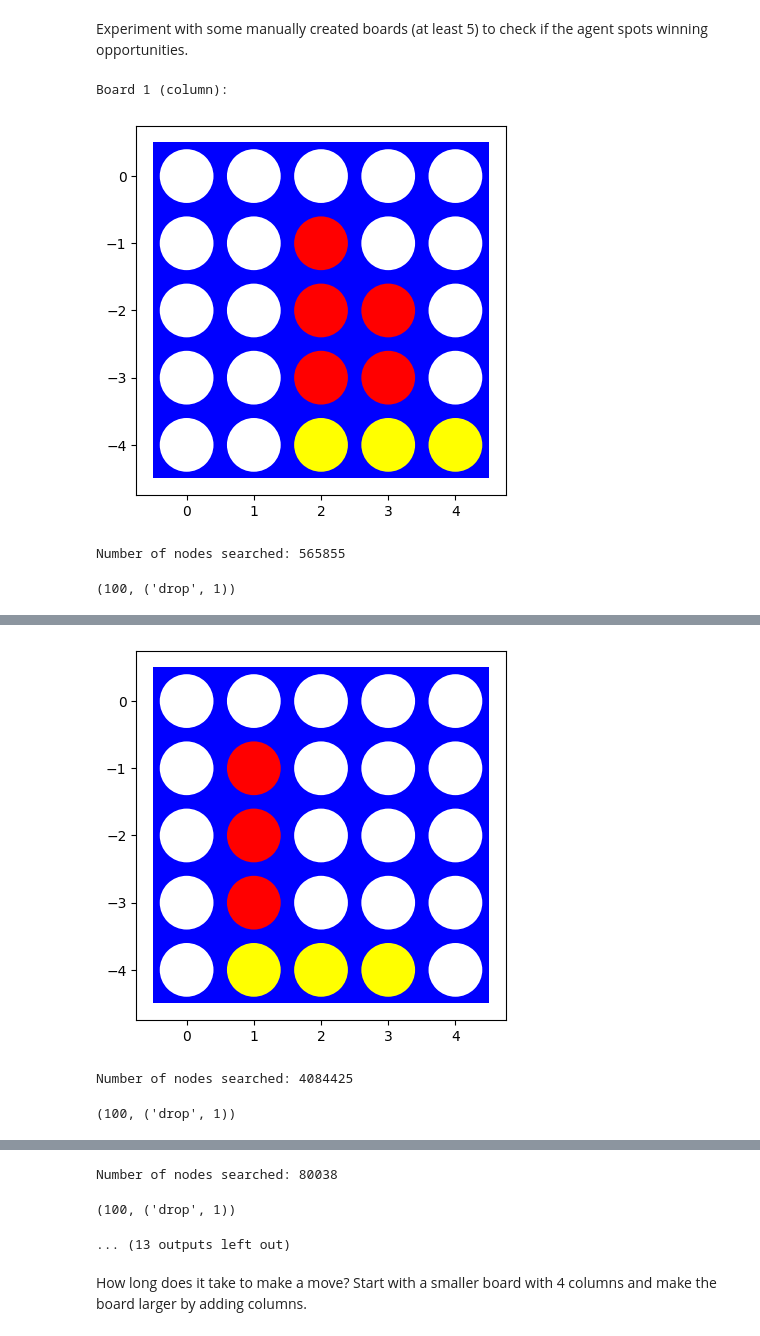
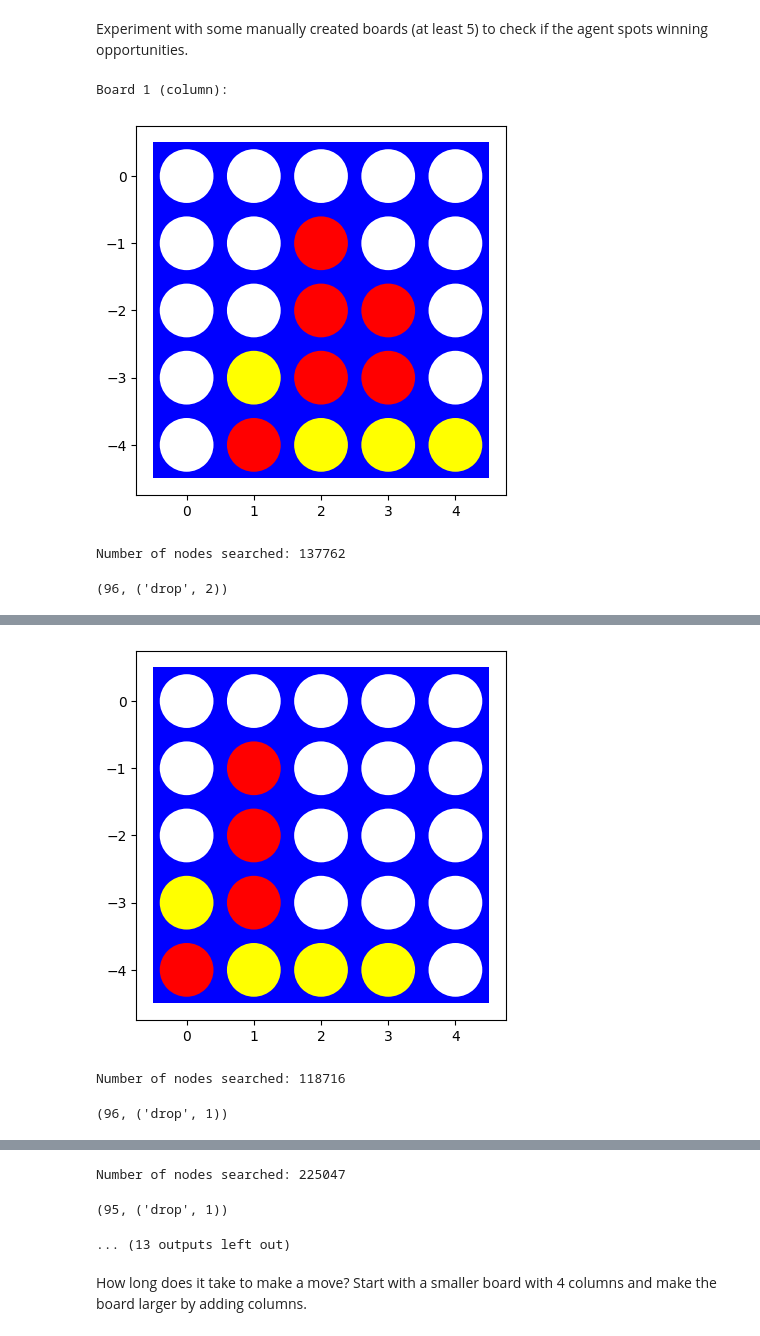
Before and after one commit to JCrossover-14/CSE352, a Jupyter notebook: HW2/assignment_mean_connect4.ipynb, the cells around one changed output, grey strips where cells are left out. Saved outputs shown, nothing was run; the diff lists cells and outputs as text; code cells hidden in the pictures.

```diff
--- a/HW2/assignment_mean_connect4.ipynb
+++ b/HW2/assignment_mean_connect4.ipynb
@@ -406,16 +380,19 @@ def min_value_ab(state, player, alpha, beta, move_ordering):
 # %% [markdown]
 Experiment with some manually created boards (at least 5) to check if the agent spots winning opportunities.
 # %%
+
+
+
+
 # win in column 2
 board1 = [[0, 0, 0, 0, 0],
           [0, 0, 1, 0, 0],
           [0, 0, 1, 1, 0],
-          [0, 0, 1, 1, 0],
-          [0, 0,-1,-1,-1]]
+          [0, -1, 1, 1, 0],
+          [0, 1,-1,-1,-1]]
 print()
 print("Board 1 (column):")
 visualize(board1)
-
 print()
 %time display(alpha_beta_search(board1))
 # win in column 1
@@ -423,8 +400,8 @@ board2 = [
           [0, 0, 0, 0, 0],
           [0, 1, 0, 0, 0],
           [0, 1, 0, 0, 0],
-          [0, 1, 0, 0, 0],
-          [0,-1,-1,-1, 0]]
+          [-1, 1, 0, 0, 0],
+          [1,-1,-1,-1, 0]]
 print()
 print("Board 2 (column):")
 visualize(board2)
@@ -438,7 +415,7 @@ board3 = [
           [0, 0, 0, 0, 0],
           [0, -1, 1, 0, 0],
           [0, -1, 1, 1, 0],
-          [0,-1, -1,-1, 1]]
+          [1,-1, -1,-1, 1]]
 
 print()
 print("Board 3 (diagonal):")
@@ -451,44 +428,45 @@ board4 = [
           [0, 0, 0, 0, 0],
           [0, 0, 0, 0, 0],
           [0, -1, -1, 1, 1],
-          [0, -1, 1, 1, -1],
-          [0, 1, -1, -1, 1]]
+          [1, -1, 1, 1, -1],
+          [-1, 1, -1, -1, 1]]
 
 print()
 print("Board 4 (anti-diagonal):")
 visualize(board4)
 
 print()
 %time display(alpha_beta_search(board4))
 # win in row 4
 board5 = [
           [0, 0, 0, 0, 0,],
           [0, 0, 0, 0, 0,],
-          [0, 0, 1, 1, 1 ],
-          [0, 0, 1,-1, 1 ],
-          [0,-1,-1, 1,-1 ]]
+          [-1, 0, 1, 1, 1 ],
+          [-1, -1, 1,-1, 1],
+          [1,-1,-1, 1,-1 ]]
 print()
 print("Board 5 (row):")
 visualize(board5)
 
 print()
 %time display(alpha_beta_search(board5))
 
+
 board7 = [
-          [0, 0, 0, 0, 0,],
-          [0, 0, 0,-1, 0,],
-          [0,-1, 1, 1,-1],
-          [0, 1, 1,-1, 1],
-          [0,-1,-1, 1, 1]]
+          [0, 0, 0, 0, 0],
+          [1, 0, 0,  0,  0],
+          [1, 1,  0, -1, -1],
+          [-1, 1, -1, -1, 1],
+          [1,-1, -1, 1, 1]]
 
 print()
 print("Board 7 (block):")
 visualize(board7)
 
 print()
 %time display(alpha_beta_search(board7))
 # %% [output]
 Board 1 (column):
-[figure, old version]
+[figure, new version]
-Number of nodes searched: 565855
+Number of nodes searched: 137762
-(100, ('drop', 1))
+(96, ('drop', 2))
@@ -497,5 +475,5 @@ Wall time: 21.3 s
 
 Board 2 (column):
-[figure, old version]
+[figure, new version]
-Number of nodes searched: 4084425
+Number of nodes searched: 118716
-(100, ('drop', 1))
+(96, ('drop', 1))
@@ -507,5 +485,5 @@ Board 3 (diagonal):
-Number of nodes searched: 80038
+Number of nodes searched: 225047
-(100, ('drop', 1))
+(95, ('drop', 1))
 ... (13 outputs left out)
 # %% [markdown]
 How long does it take to make a move? Start with a smaller board with 4 columns and make the board larger by adding columns.
```
Also changed, not shown: parts of 5 cells of this notebook.
